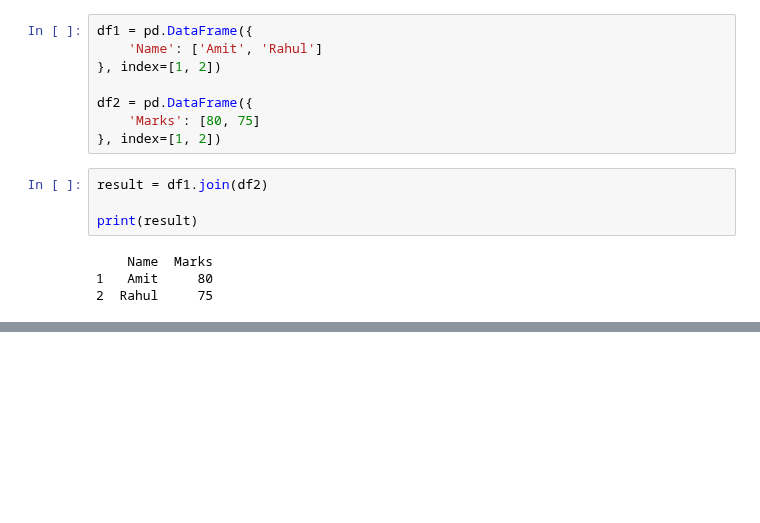
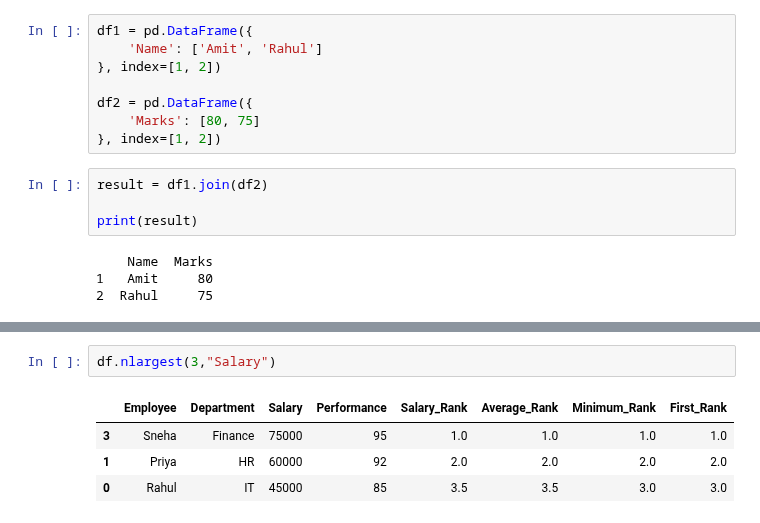
Before and after one commit to gtejas-45/Started-Python, a Jupyter notebook: LibraryALL/pandas.ipynb, the cells around one changed output, grey strips where cells are left out. Cells and saved outputs as stored; diff of their text form; blank space fills up the shorter version.

```diff
--- a/LibraryALL/pandas.ipynb
+++ b/LibraryALL/pandas.ipynb
@@ -813,0 +1386,7 @@ print(result)
+# %%
+df.nlargest(3,"Salary")
+# %% [output]
+|  | Employee | Department | Salary | Performance | Salary_Rank | Average_Rank | Minimum_Rank | First_Rank |
+| 3 | Sneha | Finance | 75000 | 95 | 1.0 | 1.0 | 1.0 | 1.0 |
+| 1 | Priya | HR | 60000 | 92 | 2.0 | 2.0 | 2.0 | 2.0 |
+| 0 | Rahul | IT | 45000 | 85 | 3.5 | 3.5 | 3.0 | 3.0 |
```
Also changed, not shown: parts of 57 cells of this notebook, 12 other files.
